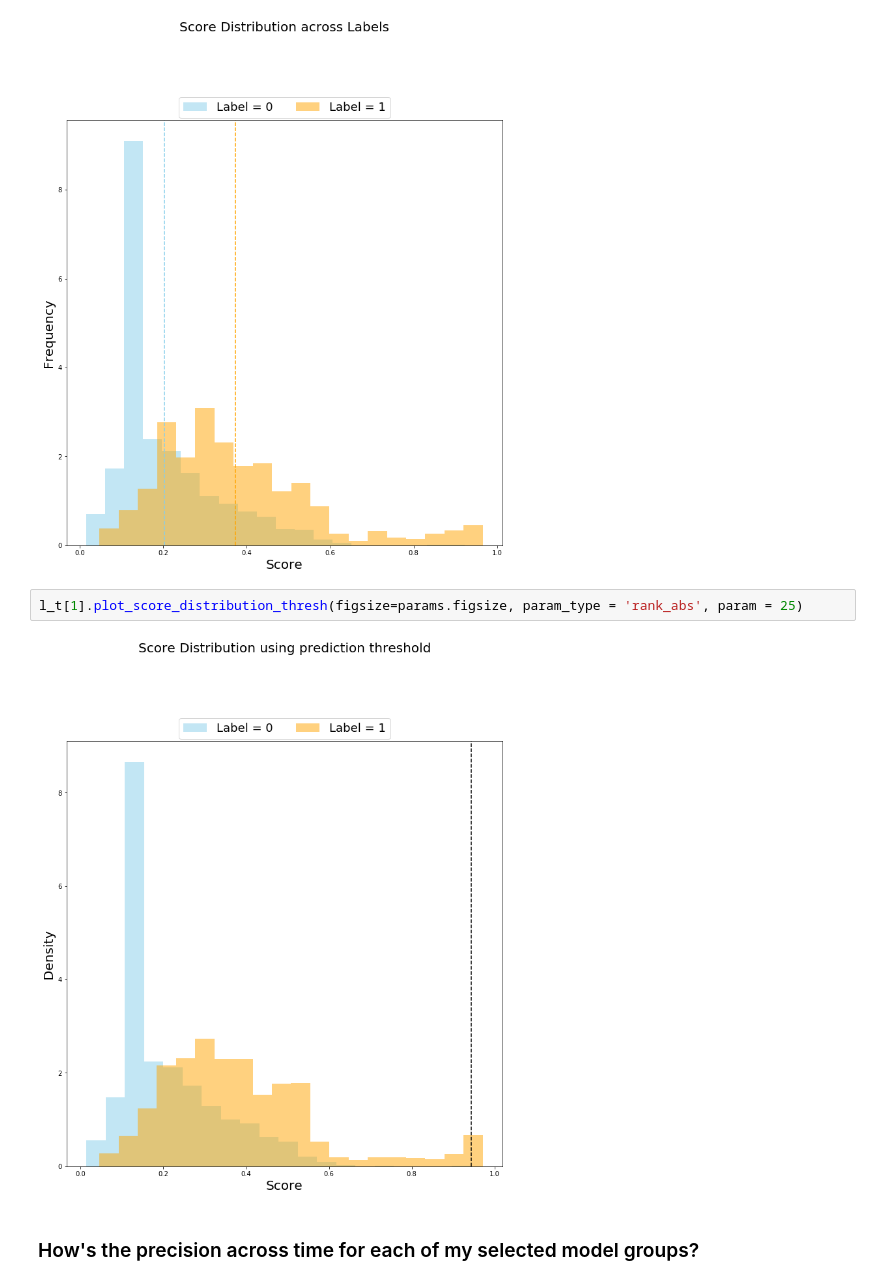
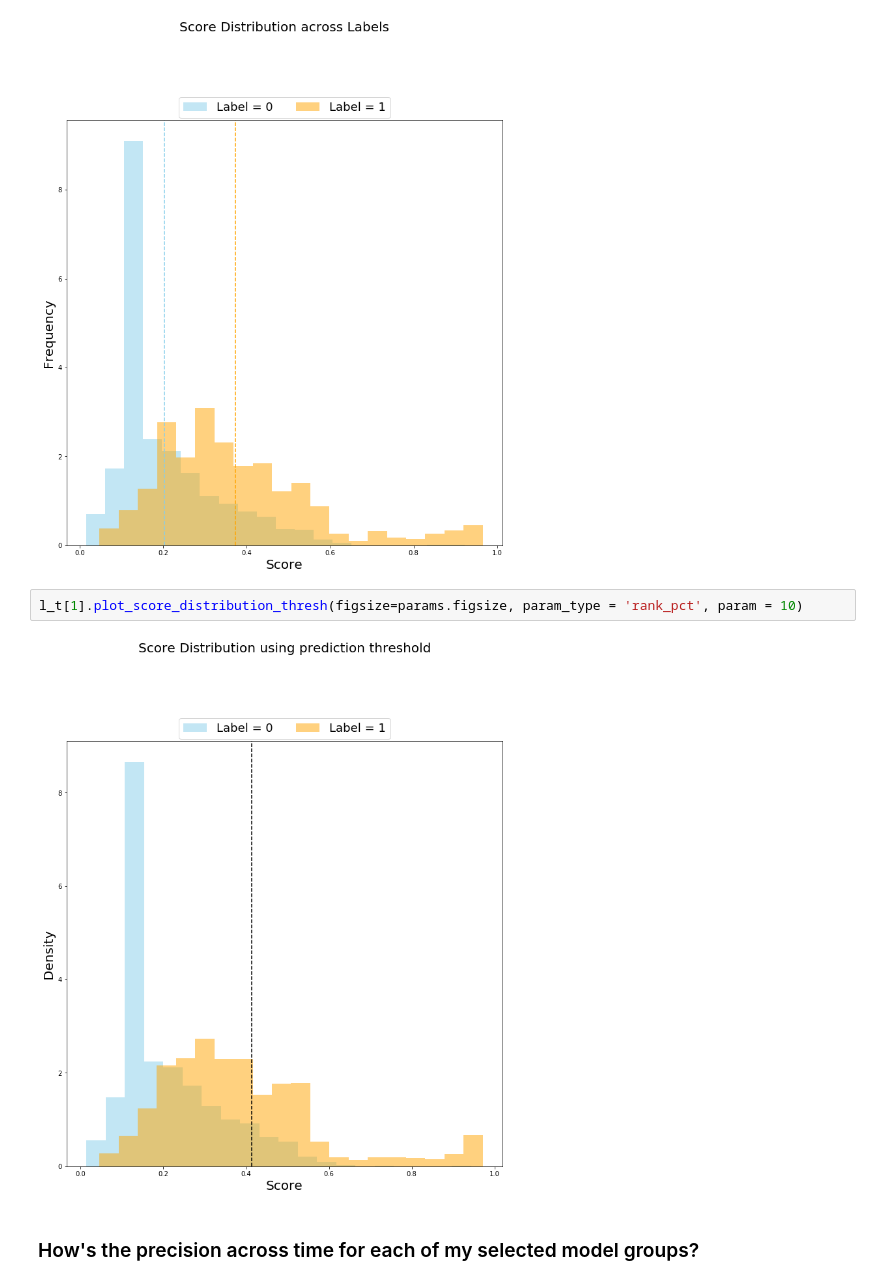
Before and after one commit to dssg/triage, a Jupyter notebook: src/triage/component/postmodeling/contrast/postmodeling_tutorial.ipynb, the cells around one changed output. Drawn from its saved outputs; the diff is of its cells as text.

```diff
--- a/src/triage/component/postmodeling/contrast/postmodeling_tutorial.ipynb
+++ b/src/triage/component/postmodeling/contrast/postmodeling_tutorial.ipynb
@@ -116,9 +120,9 @@ l_t[0].plot_score_label_distributions(figsize=params.figsize)
 # %% [output]
 [figure]
 # %%
-l_t[1].plot_score_distribution_thresh(figsize=params.figsize, param_type = 'rank_abs', param = 25)
+l_t[1].plot_score_distribution_thresh(figsize=params.figsize, param_type = 'rank_pct', param = 10)
 # %% [output]
-[figure, old version]
+[figure, new version]
 # %% [markdown]
 ### How's the precision across time for each of my selected model groups?
 # %% [markdown]
```
Also changed, not shown: parts of 11 cells of this notebook.
